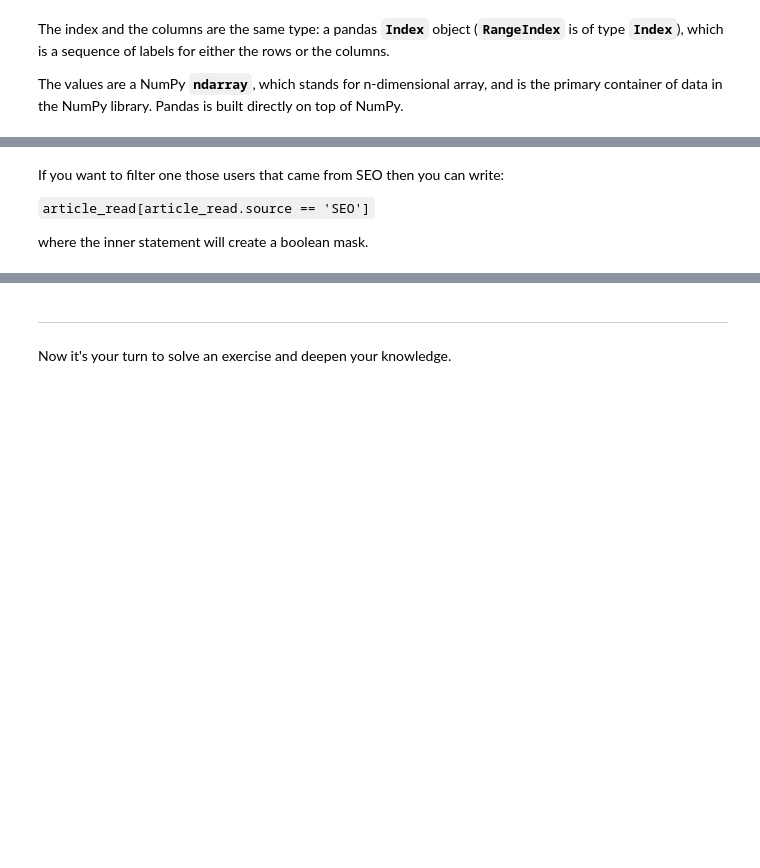
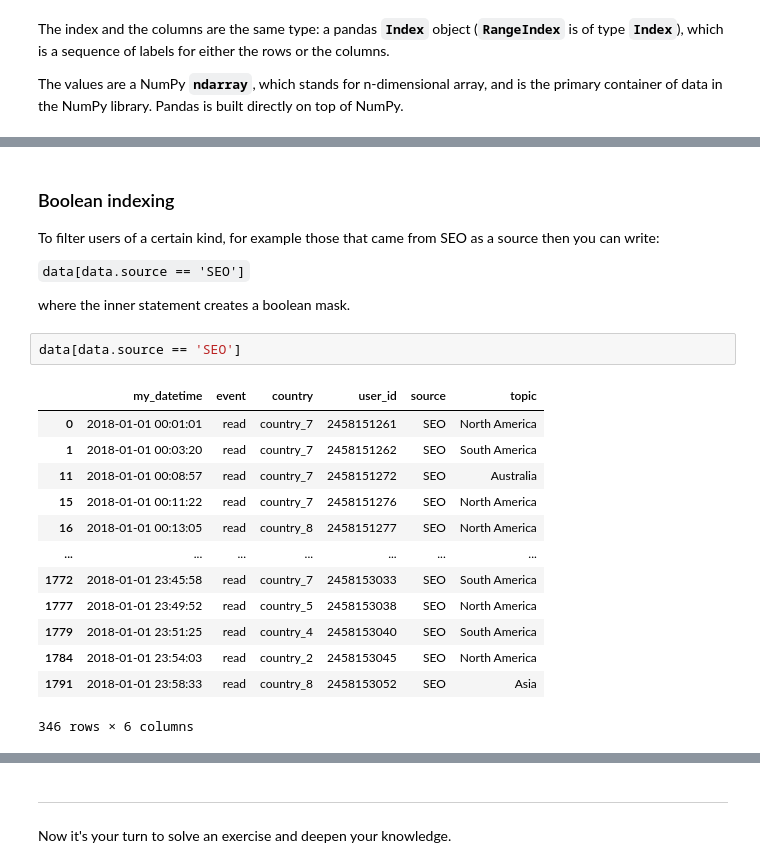
Before and after one commit to michalis0/DataScience_and_MachineLearning, a Jupyter notebook: week2/Basic_Pandas_Load_File.ipynb, the cells around one changed output, grey strips where cells are left out. Cells and saved outputs as stored; diff of their text form; blank space fills up the shorter version.

````diff
--- a/week2/Basic_Pandas_Load_File.ipynb
+++ b/week2/Basic_Pandas_Load_File.ipynb
@@ -109,6 +231,24 @@ or
 # %% [markdown]
-If you want to filter one those users that came from SEO then you can write:
+### Boolean indexing
 
-``` article_read[article_read.source == 'SEO'] ```
+To filter users of a certain kind, for example those that came from SEO as a source then you can write:
 
-where the inner statement will create a boolean mask.
+``` data[data.source == 'SEO'] ```
+
+where the inner statement creates a boolean mask.
+# %%
+data[data.source == 'SEO']
+# %% [output]
+|  | my_datetime | event | country | user_id | source | topic |
+| 0 | 2018-01-01 00:01:01 | read | country_7 | 2458151261 | SEO | North America |
+| 1 | 2018-01-01 00:03:20 | read | country_7 | 2458151262 | SEO | South America |
+| 11 | 2018-01-01 00:08:57 | read | country_7 | 2458151272 | SEO | Australia |
+| 15 | 2018-01-01 00:11:22 | read | country_7 | 2458151276 | SEO | North America |
+| 16 | 2018-01-01 00:13:05 | read | country_8 | 2458151277 | SEO | North America |
+| ... | ... | ... | ... | ... | ... | ... |
+| 1772 | 2018-01-01 23:45:58 | read | country_7 | 2458153033 | SEO | South America |
+| 1777 | 2018-01-01 23:49:52 | read | country_5 | 2458153038 | SEO | North America |
+| 1779 | 2018-01-01 23:51:25 | read | country_4 | 2458153040 | SEO | South America |
+| 1784 | 2018-01-01 23:54:03 | read | country_2 | 2458153045 | SEO | North America |
+| 1791 | 2018-01-01 23:58:33 | read | country_8 | 2458153052 | SEO | Asia |
+346 rows × 6 columns
````
Also changed, not shown: parts of 54 cells of this notebook, 2 other files.
